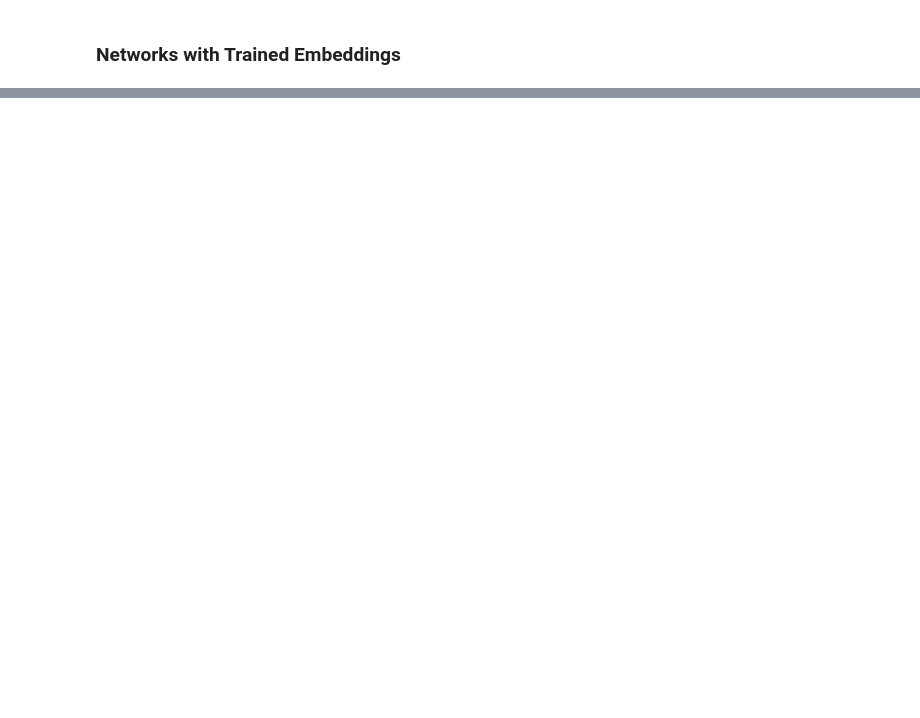
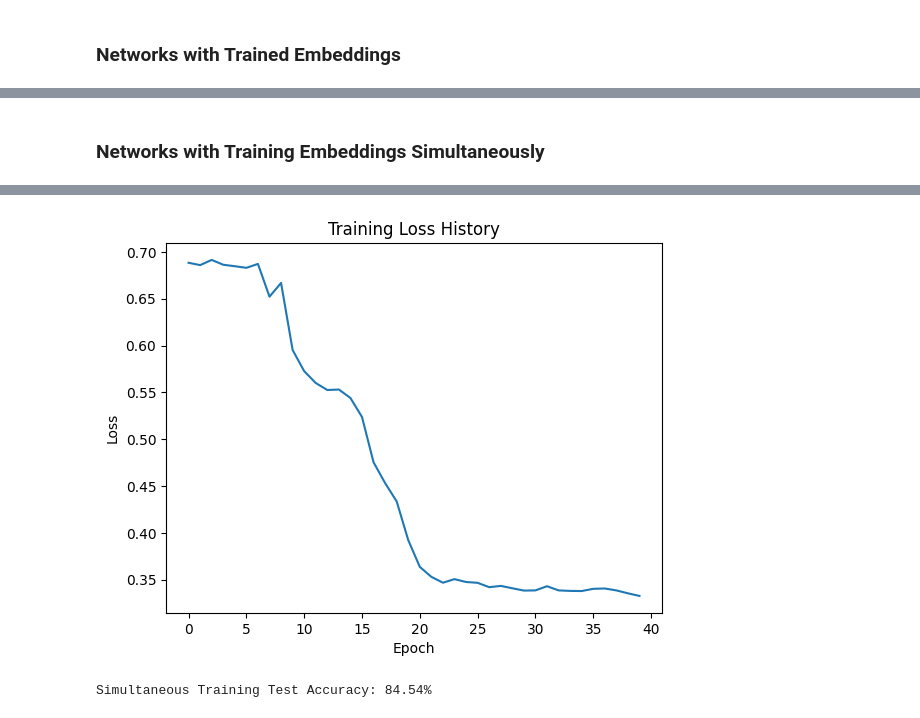
Before and after one commit to yashc73080/CS462-Deep-Learning, a Jupyter notebook: HW3/sequences.ipynb, the cells around one changed output, grey strips where cells are left out. Saved outputs shown, nothing was run; the diff lists cells and outputs as text; code cells hidden in the pictures; blank space fills up the shorter version.

```diff
--- a/HW3/sequences.ipynb
+++ b/HW3/sequences.ipynb
@@ -675,0 +698,13 @@ Test Accuracy: 96.26%
+# %% [markdown]
+### Networks with Training Embeddings Simultaneously
+# %%
+# Initialize with trainable embeddings
+sim_summary_model = SummaryNetwork(fixed_embed=False, embedding_dim=2, hidden_size=128, num_layers=2, summary_dim=32, device=device)
+sim_query_model = QueryNetwork(summary_dim=32, embedding_layer=sim_summary_model.embedding, device=device)
+
+print('Training simultaneously...')
+sim_summary_model, sim_query_model, sim_loss_history = train_summary_query_model(sim_summary_model, sim_query_model, train_loader, num_epochs=40, lr=0.001, plot=True, device=device)
+
+sim_acc = test_summary_query_model(sim_summary_model, sim_query_model, test_loader, device=device)
+print(f'Simultaneous Training Test Accuracy: {sim_acc * 100:.2f}%')
+# %% [output]
@@ -675,0 +721,2 @@ Test Accuracy: 96.26%
+[figure, added]
+Simultaneous Training Test Accuracy: 84.54%
```
Also changed, not shown: parts of 20 cells of this notebook.
